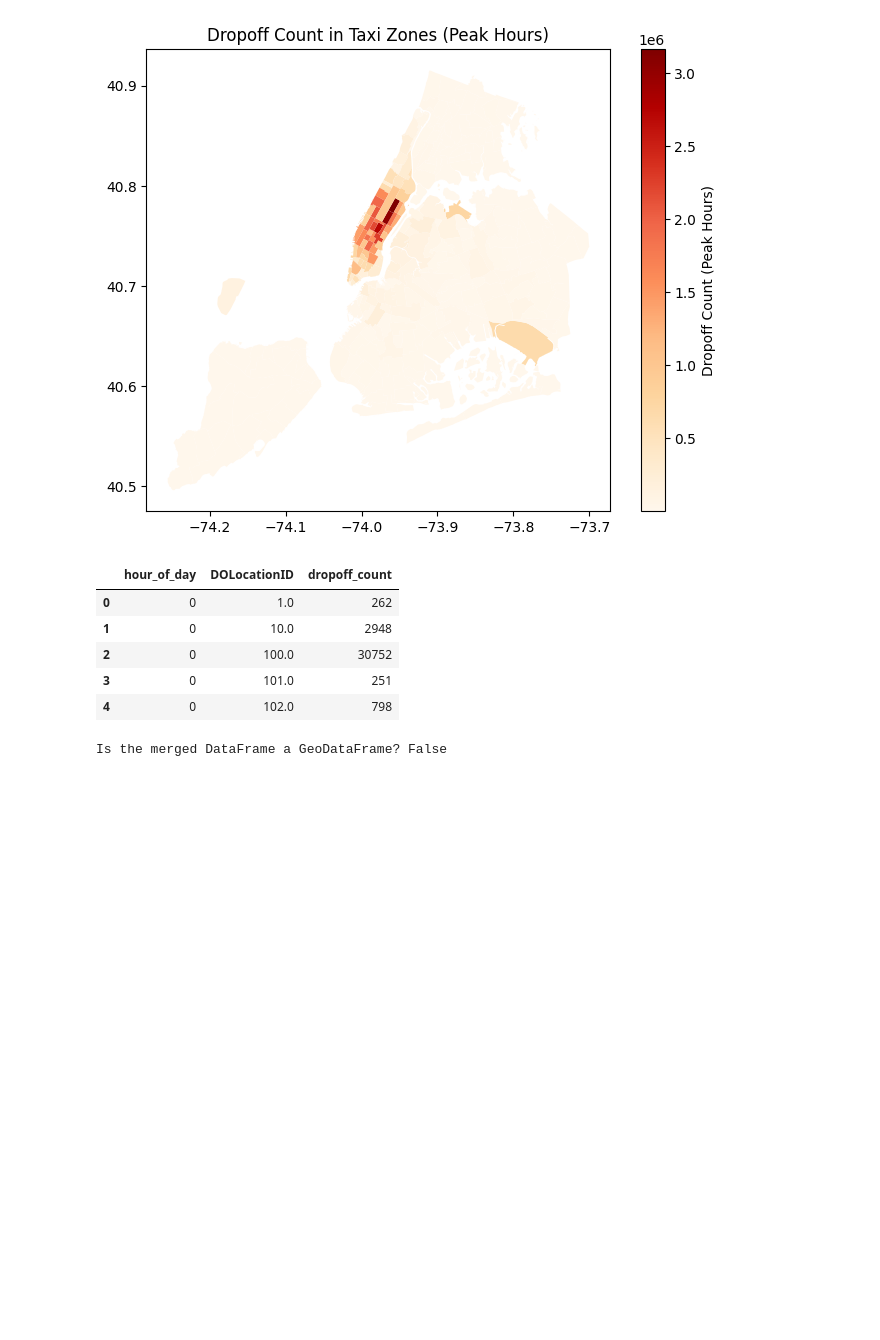
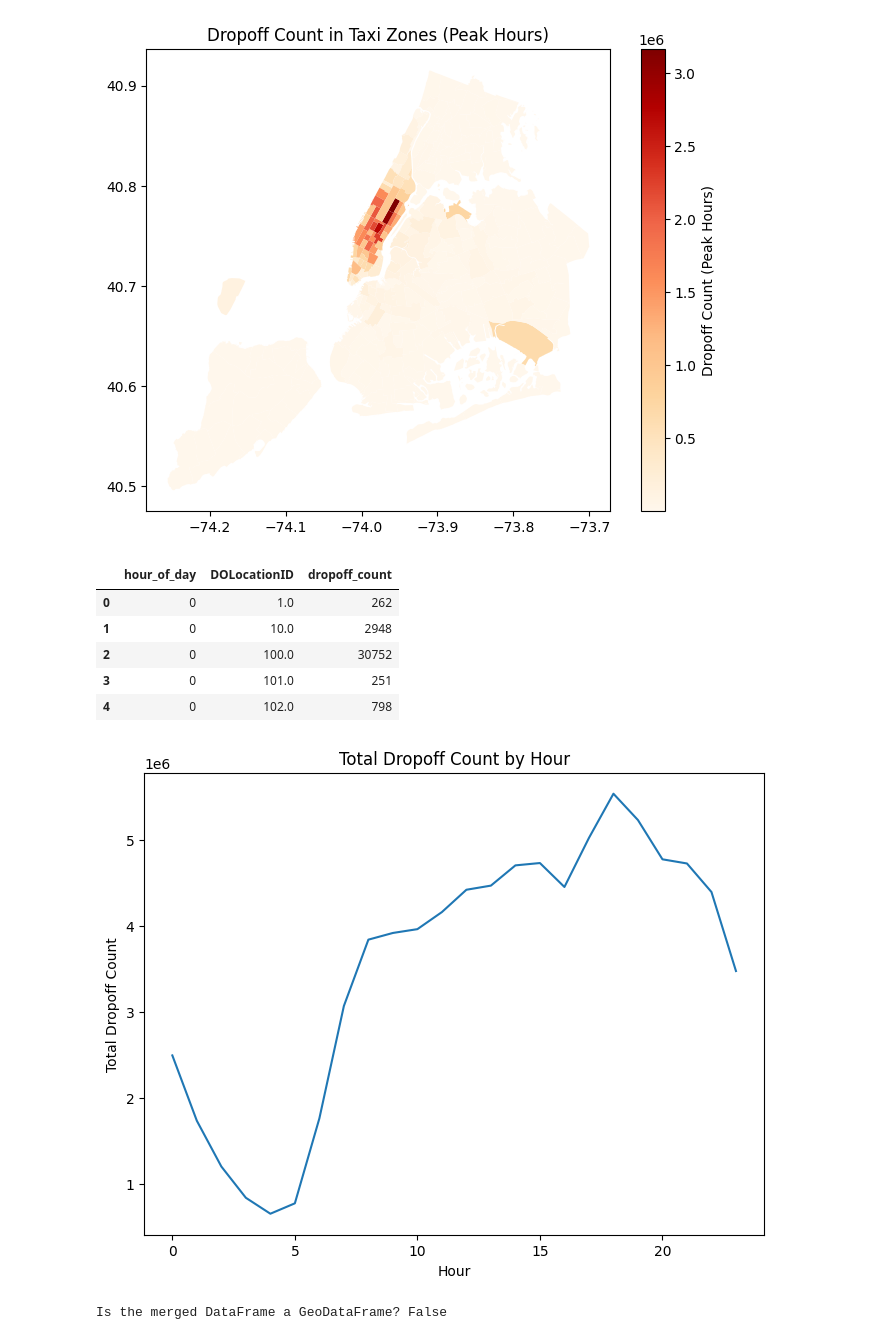
Before and after one commit to jaskcodes/elec-transit-y, a Jupyter notebook: census/analysis/taxi_trips_tzones.ipynb, the cells around one changed output. Drawn from its saved outputs; the diff is of its cells as text; code cells hidden in the pictures; blank space fills up the shorter version.

```diff
--- a/census/analysis/taxi_trips_tzones.ipynb
+++ b/census/analysis/taxi_trips_tzones.ipynb
@@ -115,6 +115,16 @@ dropoff_by_hour.head()
 | 2 | 0 | 100.0 | 30752 |
 | 3 | 0 | 101.0 | 251 |
 | 4 | 0 | 102.0 | 798 |
+# %%
+# Plotting a line graph of dropoff count by hour for all zones
+fig, ax = plt.subplots(1, 1, figsize=(8,6))
+dropoff_by_hour.groupby('hour_of_day')['dropoff_count'].sum().plot(ax=ax)
+ax.set_title('Total Dropoff Count by Hour')
+ax.set_xlabel('Hour')
+ax.set_ylabel('Total Dropoff Count')
+plt.show()
+# %% [output]
+[figure, added]
 # %%
 # Merging dropoffs with taxi_zones
 dropoffs_merged = dropoff_by_hour.merge(taxi_zones, left_on='DOLocationID', right_on='location_i', how='left')
```
Also changed, not shown: parts of 2 cells of this notebook, 13 other files.
